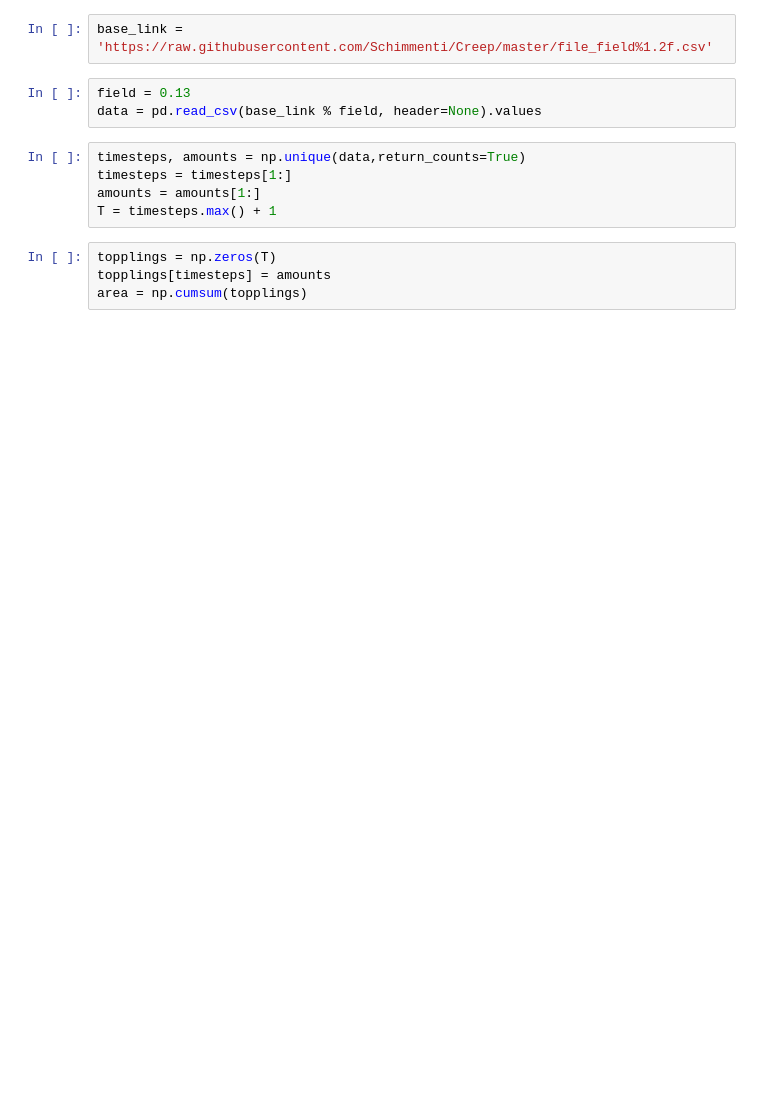
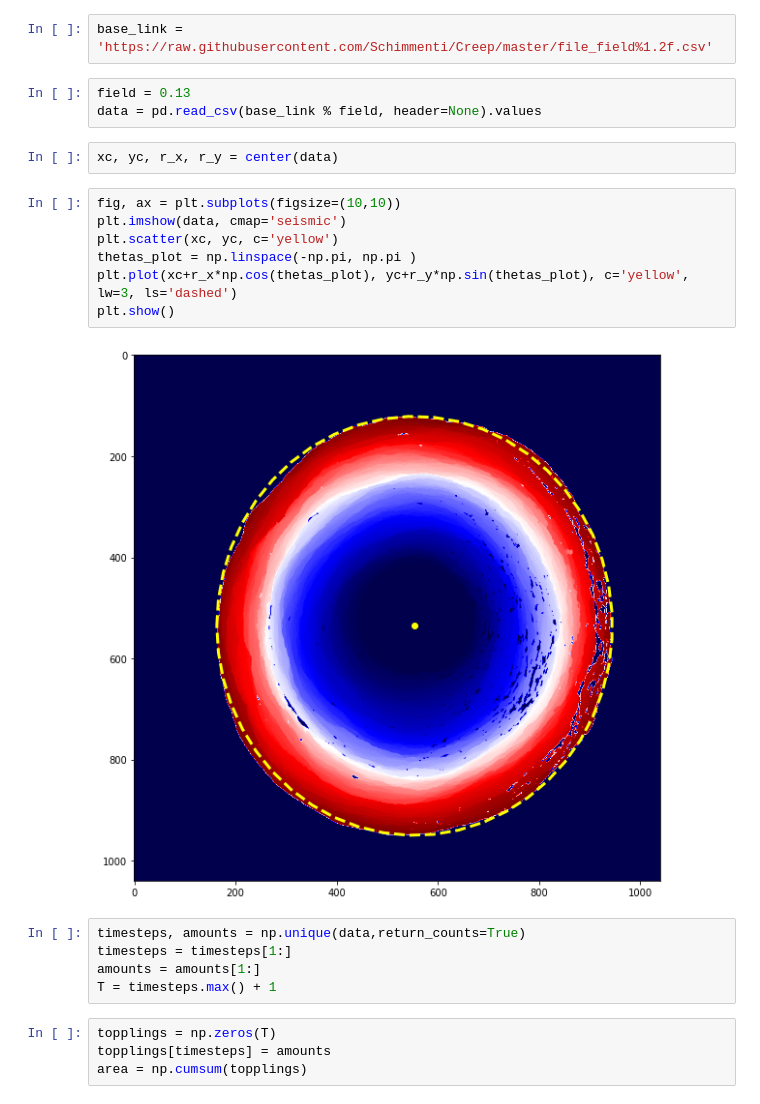
Before and after one commit to Schimmenti/Creep, a Jupyter notebook: Creep.ipynb, the cells around one changed output. Saved outputs shown, nothing was run; the diff lists cells and outputs as text; blank space fills up the shorter version.

```diff
--- a/Creep.ipynb
+++ b/Creep.ipynb
@@ -32,6 +53,17 @@ base_link = 'https://raw.githubusercontent.com/Schimmenti/Creep/master/file_fiel
 # %%
 field = 0.13
 data = pd.read_csv(base_link % field, header=None).values
+# %%
+xc, yc, r_x, r_y = center(data)
+# %%
+fig, ax = plt.subplots(figsize=(10,10))
+plt.imshow(data, cmap='seismic')
+plt.scatter(xc, yc, c='yellow')
+thetas_plot = np.linspace(-np.pi, np.pi )
+plt.plot(xc+r_x*np.cos(thetas_plot), yc+r_y*np.sin(thetas_plot), c='yellow', lw=3, ls='dashed')
+plt.show()
+# %% [output]
+[figure, added]
 # %%
 timesteps, amounts = np.unique(data,return_counts=True)
 timesteps = timesteps[1:]
```
Also changed, not shown: parts of 9 cells of this notebook.
